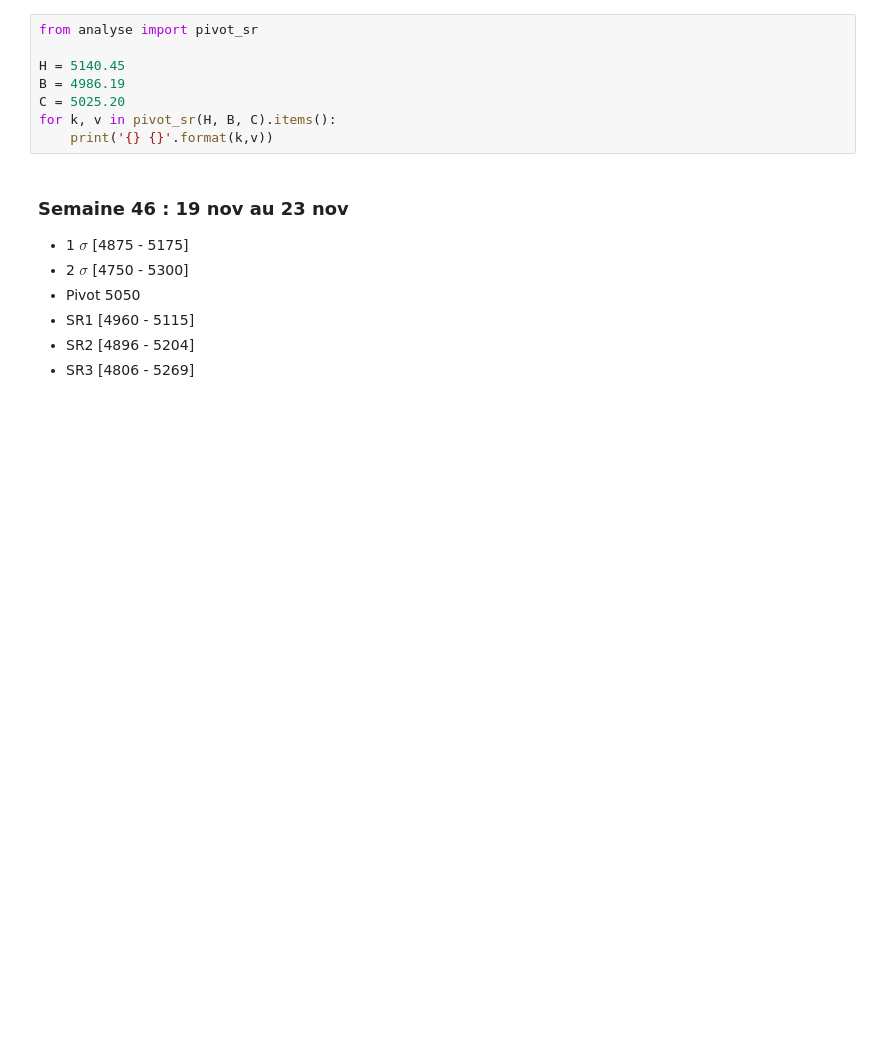
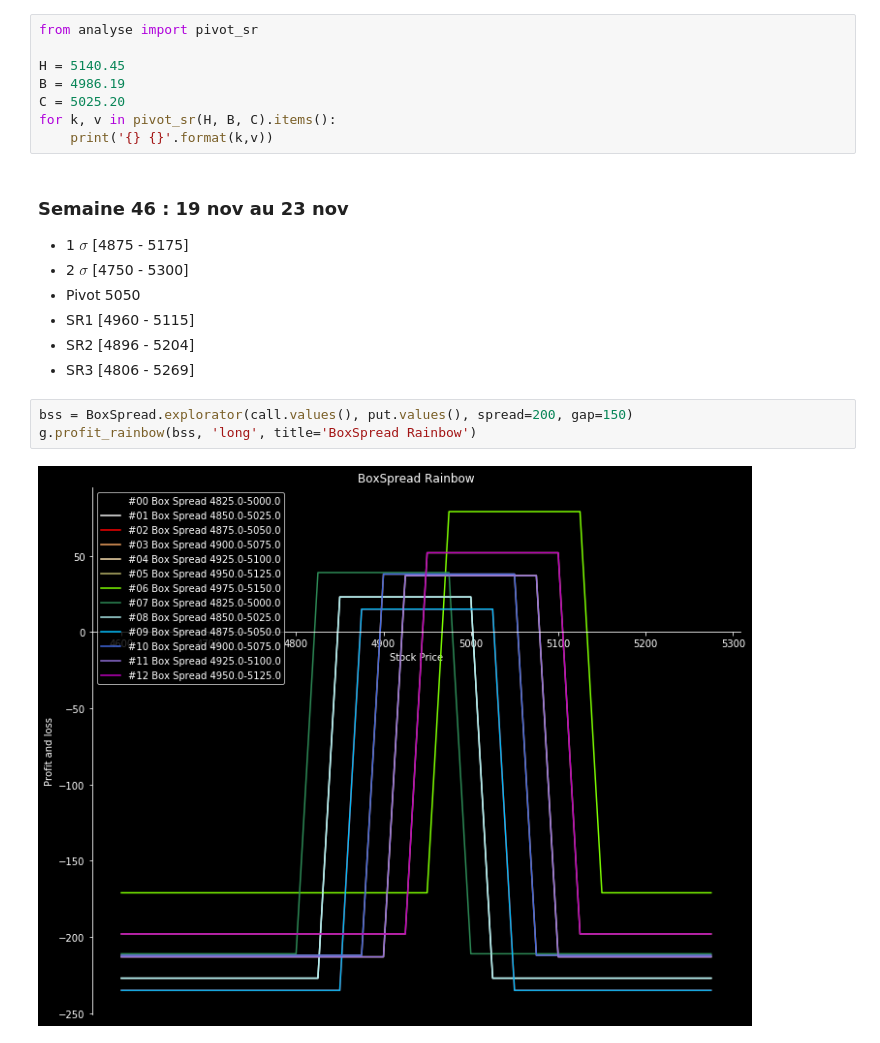
Before and after one commit to splanquart/spoption, a Jupyter notebook: boxspread_chooser.ipynb, the cells around one changed output. Drawn from its saved outputs; the diff is of its cells as text; blank space fills up the shorter version.

```diff
--- a/boxspread_chooser.ipynb
+++ b/boxspread_chooser.ipynb
@@ -41,6 +35,11 @@ for k, v in pivot_sr(H, B, C).items():
 - SR1 [4960 - 5115]
 - SR2 [4896 - 5204]
 - SR3 [4806 - 5269]
+# %%
+bss = BoxSpread.explorator(call.values(), put.values(), spread=200, gap=150)
+g.profit_rainbow(bss, 'long', title='BoxSpread Rainbow')
+# %% [output]
+[figure, added]
 # %%
 bss = BoxSpread.explorator(call.values(), put.values(), spread=50, gap=150)
 g.profit_rainbow(bss, 'long', title='BoxSpread Rainbow')
```
Also changed, not shown: parts of 4 cells of this notebook, 3 other files.
